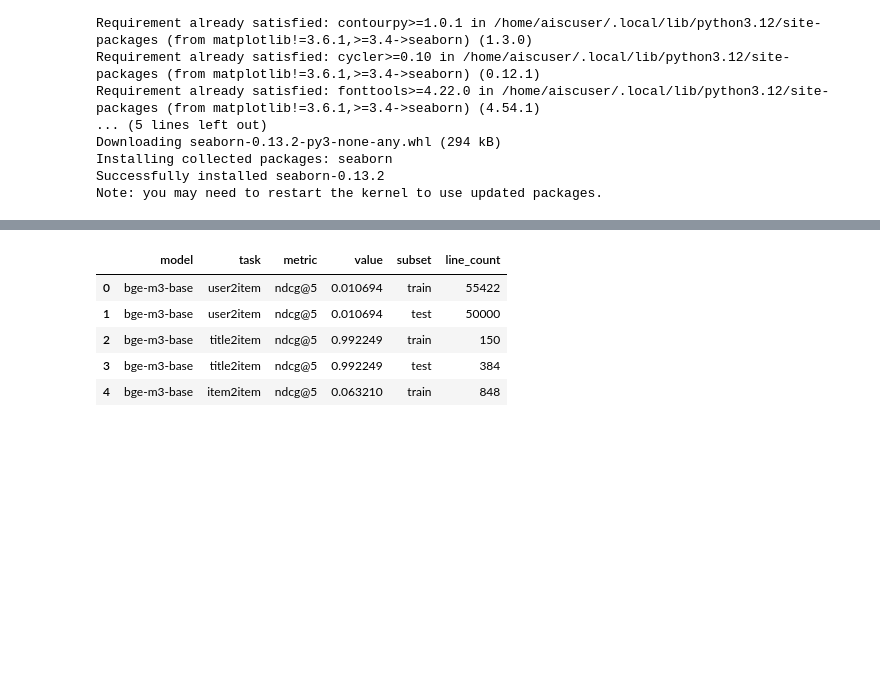
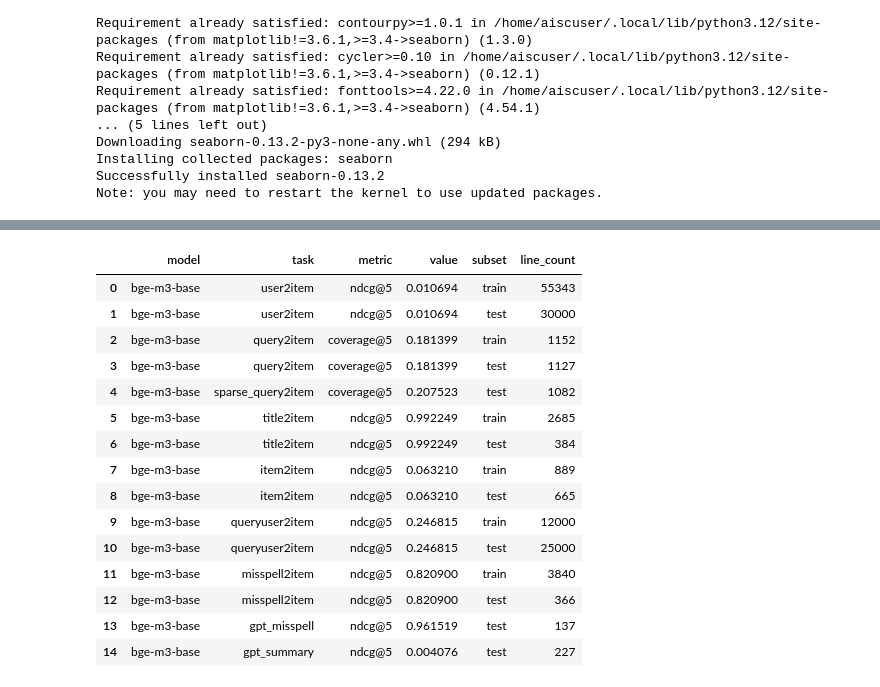
Before and after one commit to Yinita/RecAI, a Jupyter notebook: RecLM-emb/analysis.ipynb, the cells around one changed output, grey strips where cells are left out. Saved outputs shown, nothing was run; the diff lists cells and outputs as text; code cells hidden in the pictures; blank space fills up the shorter version.

```diff
--- a/RecLM-emb/analysis.ipynb
+++ b/RecLM-emb/analysis.ipynb
@@ -60,7 +52,7 @@ for folder in os.listdir(root_dir):
                     for metric_name, metric_value in metrics.items():
                         if metric_name =="ndcg@5":
                             data.append([model, task_name, metric_name, metric_value])
-                        if task_name in ["query2item", "sparse_query2item"]
+                        if task_name in ["query2item", "sparse_query2item"]:
                             if metric_name =="coverage@5":
                                 data.append([model, task_name, metric_name, metric_value])
 
@@ -72,6 +64,5 @@ df = pd.DataFrame(data, columns=["model", "task", "metric", "value"])
 output_csv_path = "output/all_models_metrics_filtered.csv"
 df.to_csv(output_csv_path, index=False)
 
-# 打印生成的DataFrame
-print(df)
+df.head()
 # %% [output]
@@ -182,36 +177,46 @@ import os
 import json
 import pandas as pd
 
 root_dir = "/home/aiscuser/RecAI/RecLM-emb/data/xbox"
 tasks_count = []
 
 # 遍历 train 和 test 目录，读取每个任务的 jsonl 文件条数
 for subfolder in ["train", "test"]:
     subfolder_path = os.path.join(root_dir, subfolder)
     if os.path.isdir(subfolder_path):
         for jsonl_file in os.listdir(subfolder_path):
             if jsonl_file.endswith(".jsonl"):
                 file_path = os.path.join(subfolder_path, jsonl_file)
                 with open(file_path, 'r') as f:
                     line_count = sum(1 for line in f)
                 tasks_count.append([subfolder, jsonl_file.replace(".jsonl", ""), line_count])
 
 # 将任务计数数据转换为 DataFrame
 tasks_df = pd.DataFrame(tasks_count, columns=["subset", "task", "line_count"])
 df = pd.read_csv("/home/aiscuser/RecAI/RecLM-emb/output/all_models_metrics_filtered.csv")
 
 merged_df = pd.merge(df, tasks_df, how="left", on="task")
 
 # 输出到 CSV 文件
 output_csv_path = "output/merged_models_metrics.csv"
 merged_df.to_csv(output_csv_path, index=False)
 
 # 展示前几行数据
-merged_df.head()
+merged_df.head(15)
 # %% [output]
 |  | model | task | metric | value | subset | line_count |
-| 0 | bge-m3-base | user2item | ndcg@5 | 0.010694 | train | 55422 |
-| 1 | bge-m3-base | user2item | ndcg@5 | 0.010694 | test | 50000 |
-| 2 | bge-m3-base | title2item | ndcg@5 | 0.992249 | train | 150 |
-| 3 | bge-m3-base | title2item | ndcg@5 | 0.992249 | test | 384 |
-| 4 | bge-m3-base | item2item | ndcg@5 | 0.063210 | train | 848 |
+| 0 | bge-m3-base | user2item | ndcg@5 | 0.010694 | train | 55343 |
+| 1 | bge-m3-base | user2item | ndcg@5 | 0.010694 | test | 30000 |
+| 2 | bge-m3-base | query2item | coverage@5 | 0.181399 | train | 1152 |
+| 3 | bge-m3-base | query2item | coverage@5 | 0.181399 | test | 1127 |
+| 4 | bge-m3-base | sparse_query2item | coverage@5 | 0.207523 | test | 1082 |
+| 5 | bge-m3-base | title2item | ndcg@5 | 0.992249 | train | 2685 |
+| 6 | bge-m3-base | title2item | ndcg@5 | 0.992249 | test | 384 |
+| 7 | bge-m3-base | item2item | ndcg@5 | 0.063210 | train | 889 |
+| 8 | bge-m3-base | item2item | ndcg@5 | 0.063210 | test | 665 |
+| 9 | bge-m3-base | queryuser2item | ndcg@5 | 0.246815 | train | 12000 |
+| 10 | bge-m3-base | queryuser2item | ndcg@5 | 0.246815 | test | 25000 |
+| 11 | bge-m3-base | misspell2item | ndcg@5 | 0.820900 | train | 3840 |
+| 12 | bge-m3-base | misspell2item | ndcg@5 | 0.820900 | test | 366 |
+| 13 | bge-m3-base | gpt_misspell | ndcg@5 | 0.961519 | test | 137 |
+| 14 | bge-m3-base | gpt_summary | ndcg@5 | 0.004076 | test | 227 |
```
Also changed, not shown: parts of 8 cells of this notebook, 4 other files.
